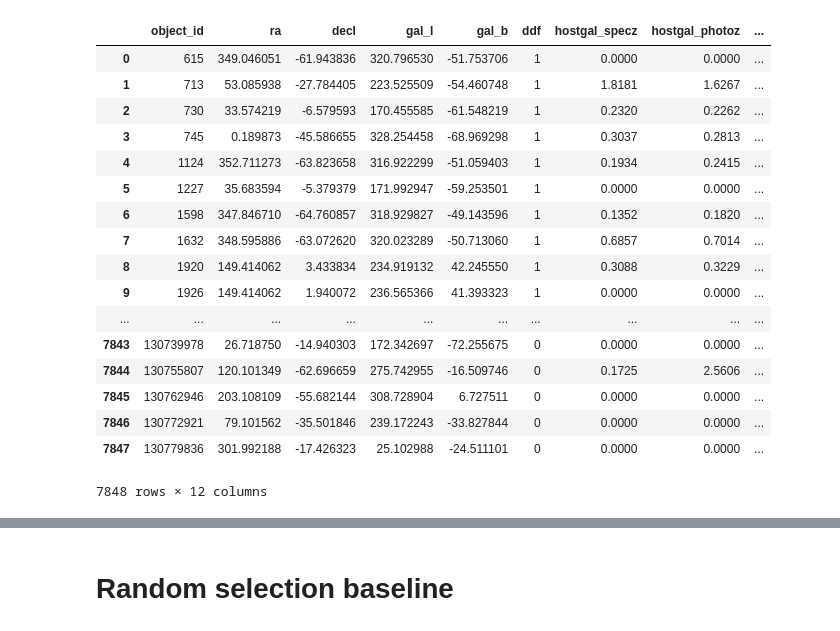
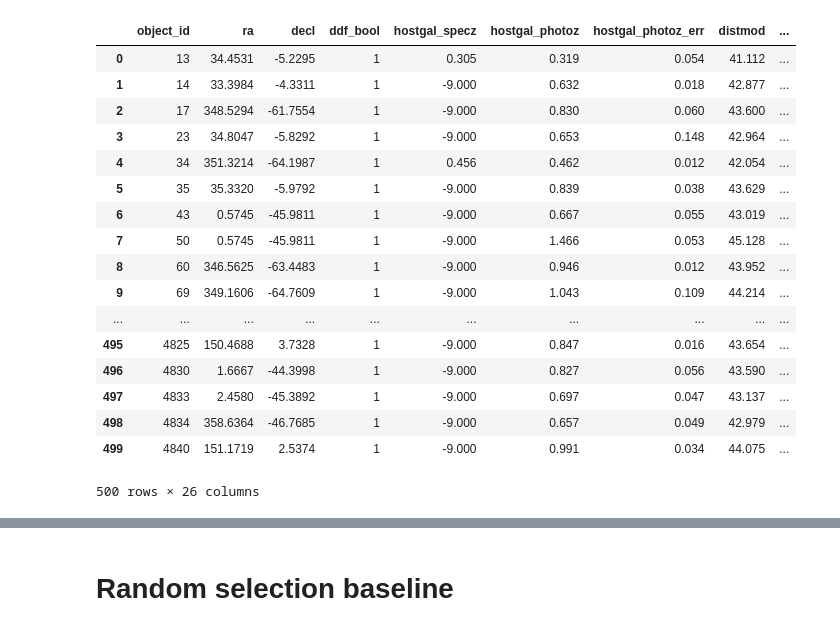
Before and after one commit to neerajkulk/ml_finalproj, a Jupyter notebook: neil_baseline.ipynb, the cells around one changed output, grey strips where cells are left out. Saved outputs shown, nothing was run; the diff lists cells and outputs as text; code cells hidden in the pictures.

```diff
--- a/neil_baseline.ipynb
+++ b/neil_baseline.ipynb
@@ -5,27 +5,28 @@ import matplotlib.pyplot as plt
 # %%
 training_df = pd.read_csv('data/training_set.csv')
 training_metadata_df = pd.read_csv('data/training_set_metadata.csv')
+test_metadata_df = pd.read_csv('data/plasticc_test_metadata_unblinded.csv')
-# %%
-training_metadata_df
-# %% [output]
-|  | object_id | ra | decl | gal_l | gal_b | ddf | hostgal_specz | hostgal_photoz | ... |
-| 0 | 615 | 349.046051 | -61.943836 | 320.796530 | -51.753706 | 1 | 0.0000 | 0.0000 | ... |
-| 1 | 713 | 53.085938 | -27.784405 | 223.525509 | -54.460748 | 1 | 1.8181 | 1.6267 | ... |
-| 2 | 730 | 33.574219 | -6.579593 | 170.455585 | -61.548219 | 1 | 0.2320 | 0.2262 | ... |
-| 3 | 745 | 0.189873 | -45.586655 | 328.254458 | -68.969298 | 1 | 0.3037 | 0.2813 | ... |
-| 4 | 1124 | 352.711273 | -63.823658 | 316.922299 | -51.059403 | 1 | 0.1934 | 0.2415 | ... |
-| 5 | 1227 | 35.683594 | -5.379379 | 171.992947 | -59.253501 | 1 | 0.0000 | 0.0000 | ... |
-| 6 | 1598 | 347.846710 | -64.760857 | 318.929827 | -49.143596 | 1 | 0.1352 | 0.1820 | ... |
-| 7 | 1632 | 348.595886 | -63.072620 | 320.023289 | -50.713060 | 1 | 0.6857 | 0.7014 | ... |
-| 8 | 1920 | 149.414062 | 3.433834 | 234.919132 | 42.245550 | 1 | 0.3088 | 0.3229 | ... |
-| 9 | 1926 | 149.414062 | 1.940072 | 236.565366 | 41.393323 | 1 | 0.0000 | 0.0000 | ... |
-| ... | ... | ... | ... | ... | ... | ... | ... | ... | ... |
-| 7843 | 130739978 | 26.718750 | -14.940303 | 172.342697 | -72.255675 | 0 | 0.0000 | 0.0000 | ... |
-| 7844 | 130755807 | 120.101349 | -62.696659 | 275.742955 | -16.509746 | 0 | 0.1725 | 2.5606 | ... |
-| 7845 | 130762946 | 203.108109 | -55.682144 | 308.728904 | 6.727511 | 0 | 0.0000 | 0.0000 | ... |
-| 7846 | 130772921 | 79.101562 | -35.501846 | 239.172243 | -33.827844 | 0 | 0.0000 | 0.0000 | ... |
-| 7847 | 130779836 | 301.992188 | -17.426323 | 25.102988 | -24.511101 | 0 | 0.0000 | 0.0000 | ... |
-7848 rows × 12 columns
+# %%
+test_metadata_df[:500]
+# %% [output]
+|  | object_id | ra | decl | ddf_bool | hostgal_specz | hostgal_photoz | hostgal_photoz_err | distmod | ... |
+| 0 | 13 | 34.4531 | -5.2295 | 1 | 0.305 | 0.319 | 0.054 | 41.112 | ... |
+| 1 | 14 | 33.3984 | -4.3311 | 1 | -9.000 | 0.632 | 0.018 | 42.877 | ... |
+| 2 | 17 | 348.5294 | -61.7554 | 1 | -9.000 | 0.830 | 0.060 | 43.600 | ... |
+| 3 | 23 | 34.8047 | -5.8292 | 1 | -9.000 | 0.653 | 0.148 | 42.964 | ... |
+| 4 | 34 | 351.3214 | -64.1987 | 1 | 0.456 | 0.462 | 0.012 | 42.054 | ... |
+| 5 | 35 | 35.3320 | -5.9792 | 1 | -9.000 | 0.839 | 0.038 | 43.629 | ... |
+| 6 | 43 | 0.5745 | -45.9811 | 1 | -9.000 | 0.667 | 0.055 | 43.019 | ... |
+| 7 | 50 | 0.5745 | -45.9811 | 1 | -9.000 | 1.466 | 0.053 | 45.128 | ... |
+| 8 | 60 | 346.5625 | -63.4483 | 1 | -9.000 | 0.946 | 0.012 | 43.952 | ... |
+| 9 | 69 | 349.1606 | -64.7609 | 1 | -9.000 | 1.043 | 0.109 | 44.214 | ... |
+| ... | ... | ... | ... | ... | ... | ... | ... | ... | ... |
+| 495 | 4825 | 150.4688 | 3.7328 | 1 | -9.000 | 0.847 | 0.016 | 43.654 | ... |
+| 496 | 4830 | 1.6667 | -44.3998 | 1 | -9.000 | 0.827 | 0.056 | 43.590 | ... |
+| 497 | 4833 | 2.4580 | -45.3892 | 1 | -9.000 | 0.697 | 0.047 | 43.137 | ... |
+| 498 | 4834 | 358.6364 | -46.7685 | 1 | -9.000 | 0.657 | 0.049 | 42.979 | ... |
+| 499 | 4840 | 151.1719 | 2.5374 | 1 | -9.000 | 0.991 | 0.034 | 44.075 | ... |
+500 rows × 26 columns
 # %%
 obj_ids = np.unique(training_df.object_id)
 # %%
```
Also changed, not shown: parts of 6 cells of this notebook.
